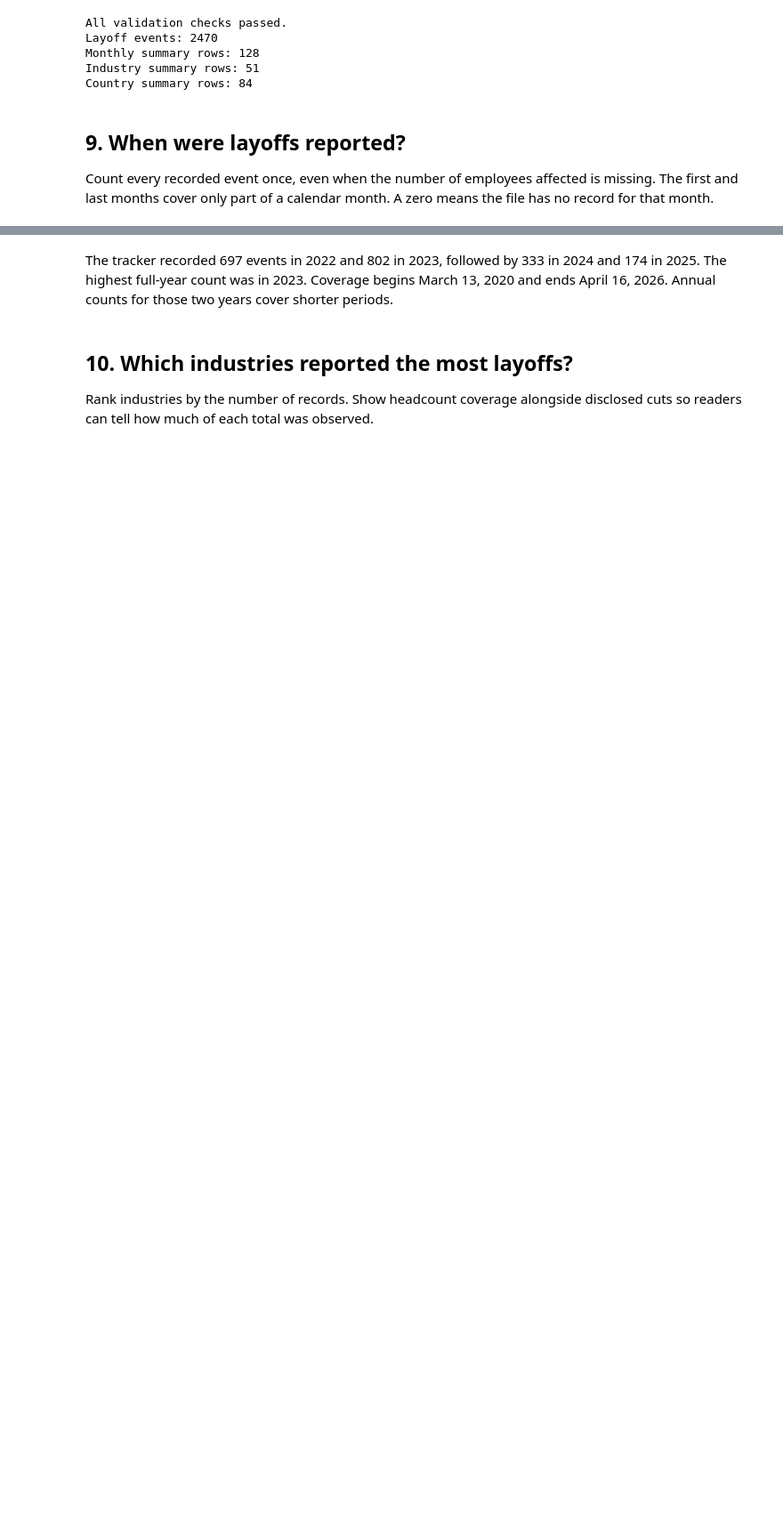
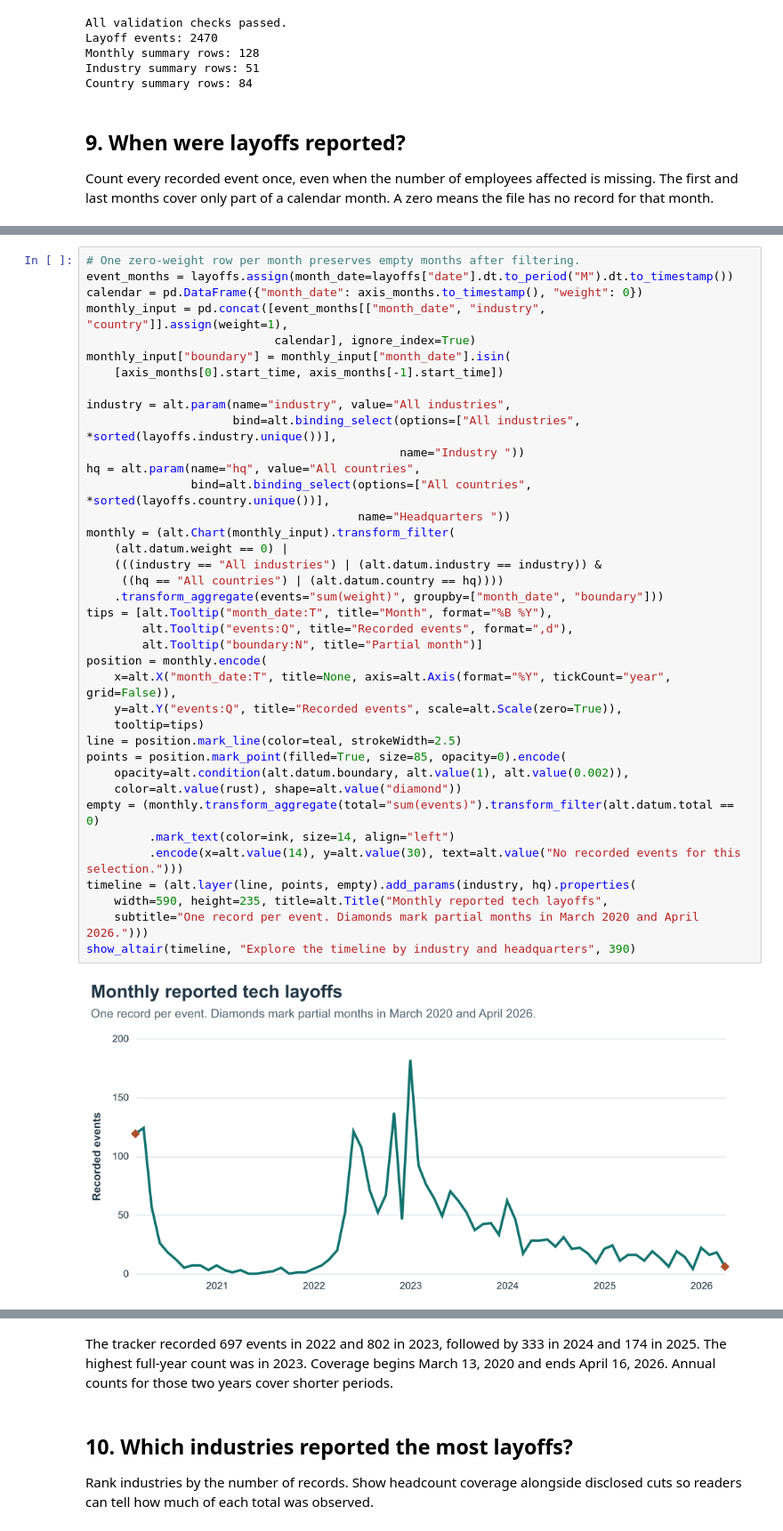
Before and after one commit to sionjk/AI-WorkForce-Reductions, a Jupyter notebook: Final Project/COP 4283 Final Project.ipynb, the cells around one changed output, grey strips where cells are left out. Shown at 89% size. Saved outputs shown, nothing was run; the diff lists cells and outputs as text; blank space fills up the shorter version.

Commit message:
Add interactive Altair and D3 visualizations to the project notebook

```diff
--- a/Final Project/COP 4283 Final Project.ipynb
+++ b/Final Project/COP 4283 Final Project.ipynb
@@ -398,0 +425,40 @@ plt.show()
+# %%
+# One zero-weight row per month preserves empty months after filtering.
+event_months = layoffs.assign(month_date=layoffs["date"].dt.to_period("M").dt.to_timestamp())
+calendar = pd.DataFrame({"month_date": axis_months.to_timestamp(), "weight": 0})
+monthly_input = pd.concat([event_months[["month_date", "industry", "country"]].assign(weight=1),
+                           calendar], ignore_index=True)
+monthly_input["boundary"] = monthly_input["month_date"].isin(
+    [axis_months[0].start_time, axis_months[-1].start_time])
+
+industry = alt.param(name="industry", value="All industries",
+                     bind=alt.binding_select(options=["All industries", *sorted(layoffs.industry.unique())],
+                                             name="Industry "))
+hq = alt.param(name="hq", value="All countries",
+               bind=alt.binding_select(options=["All countries", *sorted(layoffs.country.unique())],
+                                       name="Headquarters "))
+monthly = (alt.Chart(monthly_input).transform_filter(
+    (alt.datum.weight == 0) |
+    (((industry == "All industries") | (alt.datum.industry == industry)) &
+     ((hq == "All countries") | (alt.datum.country == hq))))
+    .transform_aggregate(events="sum(weight)", groupby=["month_date", "boundary"]))
+tips = [alt.Tooltip("month_date:T", title="Month", format="%B %Y"),
+        alt.Tooltip("events:Q", title="Recorded events", format=",d"),
+        alt.Tooltip("boundary:N", title="Partial month")]
+position = monthly.encode(
+    x=alt.X("month_date:T", title=None, axis=alt.Axis(format="%Y", tickCount="year", grid=False)),
+    y=alt.Y("events:Q", title="Recorded events", scale=alt.Scale(zero=True)),
+    tooltip=tips)
+line = position.mark_line(color=teal, strokeWidth=2.5)
+points = position.mark_point(filled=True, size=85, opacity=0).encode(
+    opacity=alt.condition(alt.datum.boundary, alt.value(1), alt.value(0.002)),
+    color=alt.value(rust), shape=alt.value("diamond"))
+empty = (monthly.transform_aggregate(total="sum(events)").transform_filter(alt.datum.total == 0)
+         .mark_text(color=ink, size=14, align="left")
+         .encode(x=alt.value(14), y=alt.value(30), text=alt.value("No recorded events for this selection.")))
+timeline = (alt.layer(line, points, empty).add_params(industry, hq).properties(
+    width=590, height=235, title=alt.Title("Monthly reported tech layoffs",
+    subtitle="One record per event. Diamonds mark partial months in March 2020 and April 2026.")))
+show_altair(timeline, "Explore the timeline by industry and headquarters", 390)
+# %% [output]
+[figure, added]
```
Also changed, not shown: parts of 12 cells of this notebook.
